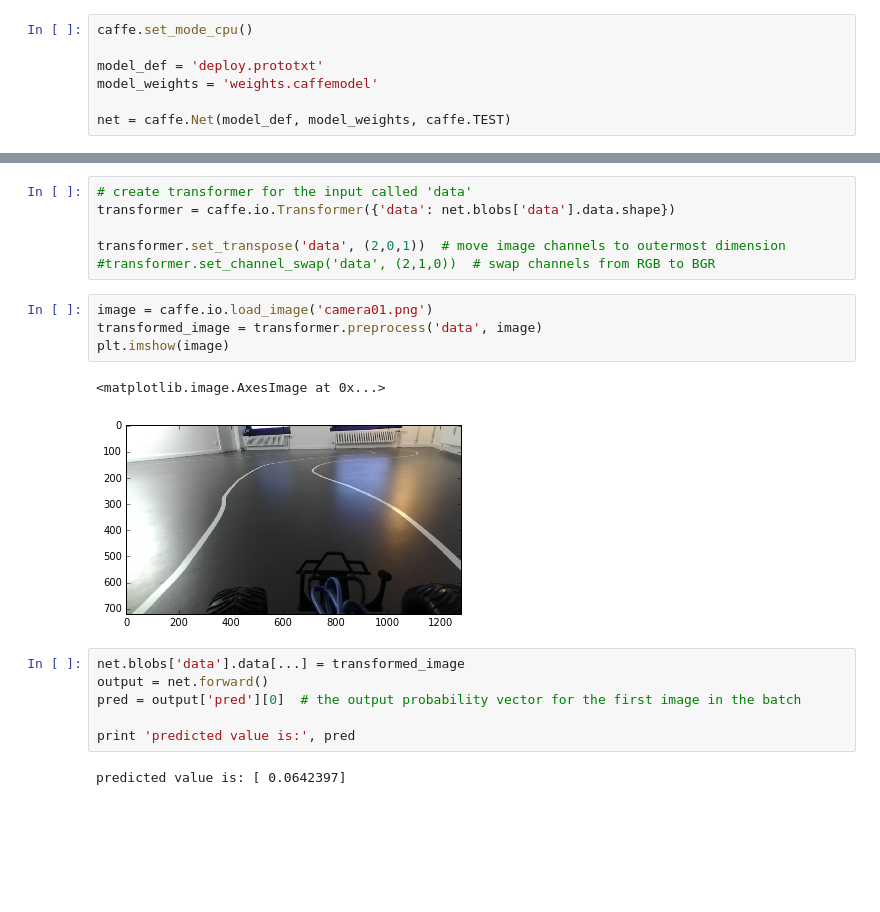
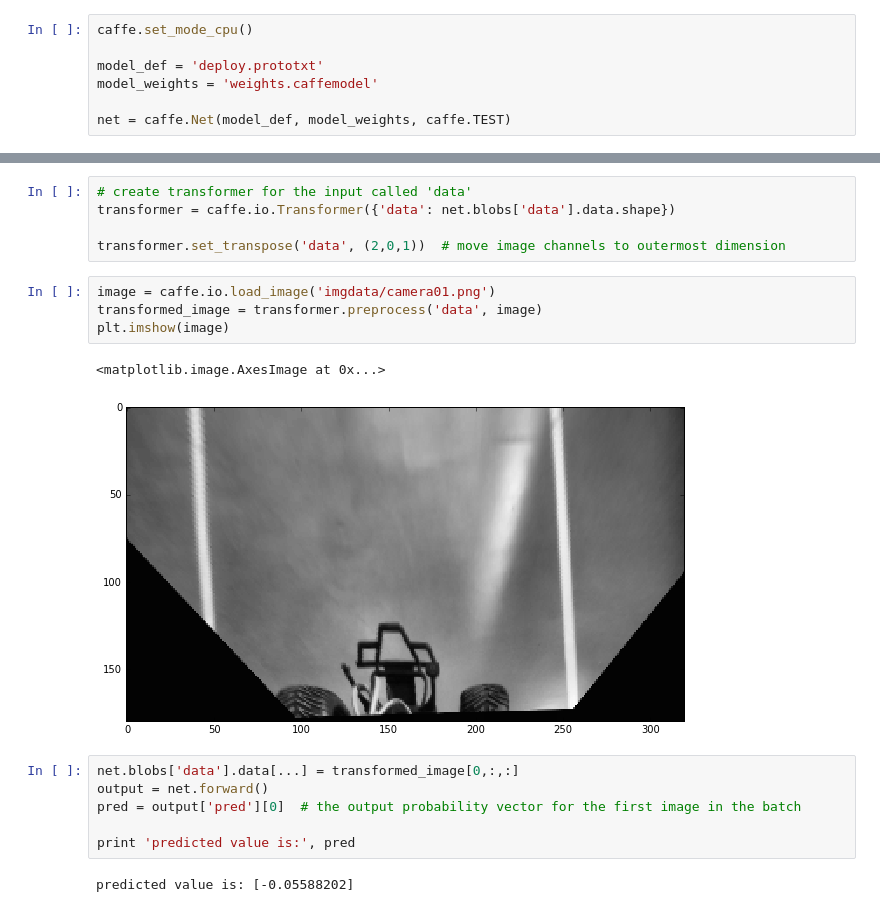
Before and after one commit to kometa-triatlon/roborace_erlerover, a Jupyter notebook: behavioral_cloning/model/caffe_steering/template/model_inspection.ipynb, the cells around one changed output, grey strips where cells are left out. Drawn from its saved outputs; the diff is of its cells as text; blank space fills up the shorter version.

Commit message:
Update Caffe model template

```diff
--- a/behavioral_cloning/model/caffe_steering/template/model_inspection.ipynb
+++ b/behavioral_cloning/model/caffe_steering/template/model_inspection.ipynb
@@ -46,22 +44,21 @@ vis_square(filters.transpose(0, 2, 3, 1))
 transformer = caffe.io.Transformer({'data': net.blobs['data'].data.shape})
 
 transformer.set_transpose('data', (2,0,1))  # move image channels to outermost dimension
-#transformer.set_channel_swap('data', (2,1,0))  # swap channels from RGB to BGR
 # %%
-image = caffe.io.load_image('camera01.png')
+image = caffe.io.load_image('imgdata/camera01.png')
 transformed_image = transformer.preprocess('data', image)
 plt.imshow(image)
 # %% [output]
 <matplotlib.image.AxesImage at 0x...>
-[figure, old version]
+[figure, new version]
 # %%
-net.blobs['data'].data[...] = transformed_image
+net.blobs['data'].data[...] = transformed_image[0,:,:]
 output = net.forward()
 pred = output['pred'][0]  # the output probability vector for the first image in the batch
 
 print 'predicted value is:', pred
 # %% [output]
-predicted value is: [ 0.0642397]
+predicted value is: [-0.05588202]
 # %%
 feat = net.blobs['conv1'].data[0, :]
 vis_square(feat)
```
Also changed, not shown: parts of 8 cells of this notebook, 6 other files.
